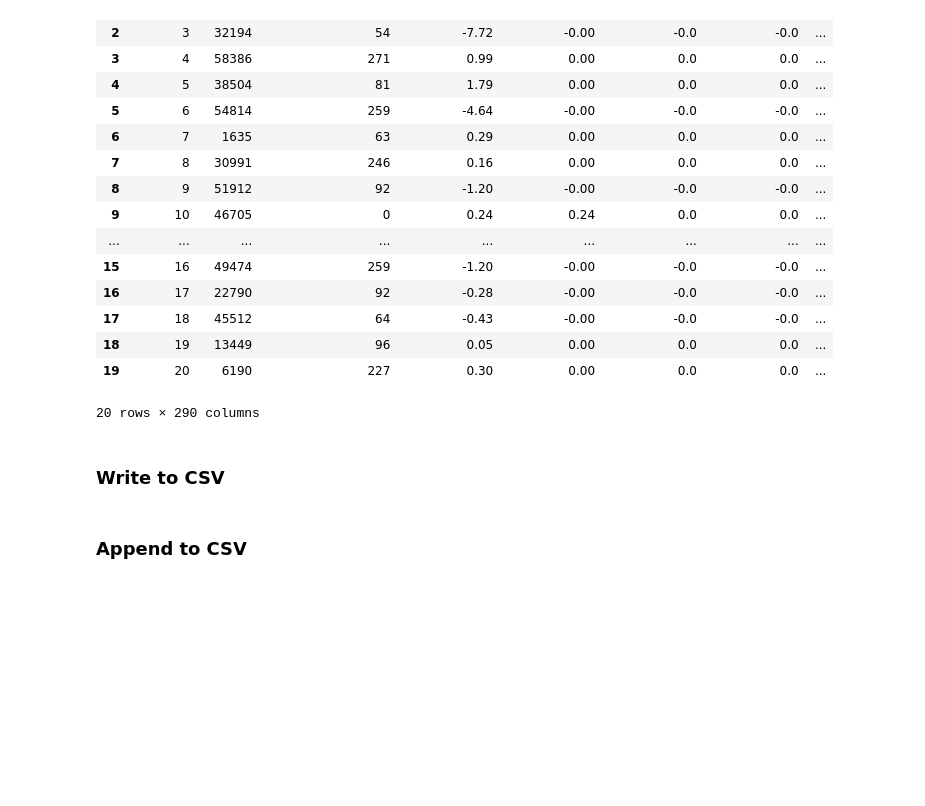
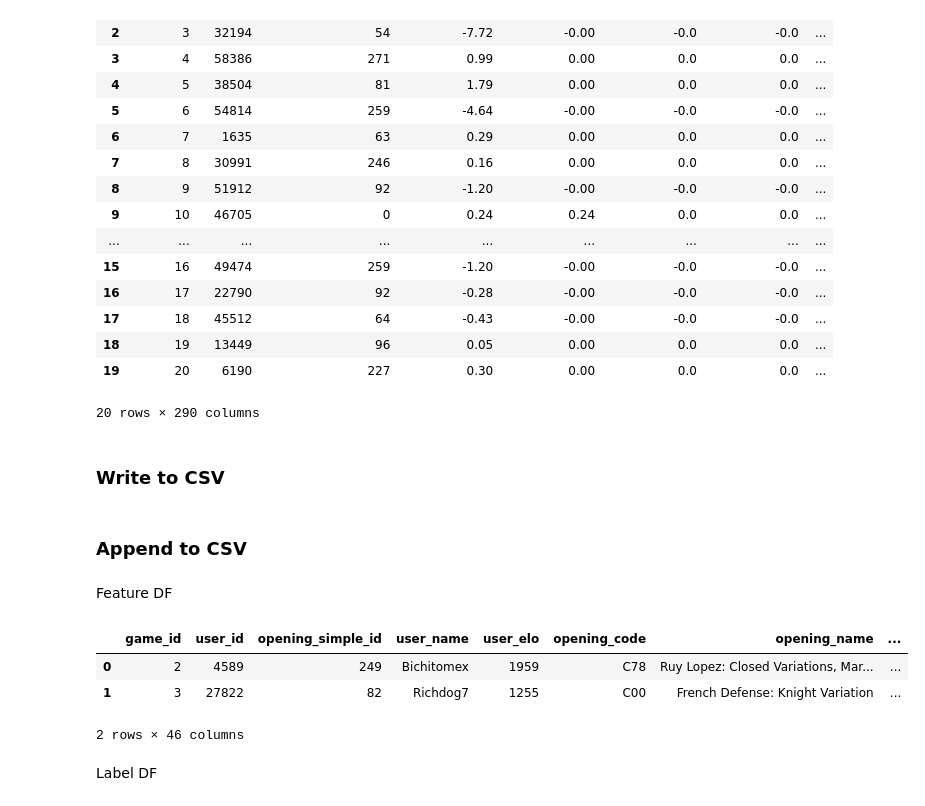
Before and after one commit to aks5bx/ChessOpeningRecommender, a Jupyter notebook: notebooks/scratch.ipynb, the cells around one changed output. Saved outputs shown, nothing was run; the diff lists cells and outputs as text; code cells hidden in the pictures; blank space fills up the shorter version.

```diff
--- a/notebooks/scratch.ipynb
+++ b/notebooks/scratch.ipynb
@@ -359,10 +359,20 @@ feature_df.to_csv('../data/feature_df.csv', index = False)
 label_df.to_csv('../data/label_df.csv', index = False)
 # %% [markdown]
 ### Append to CSV
+# %% [markdown]
+Feature DF
 # %%
 curr_feature_df = pd.read_csv('../data/feature_df.csv')
 new_feature_df = pd.read_csv('../data/new_features_df.csv').iloc[:, 1:]
 
 combined_df = pd.concat([curr_feature_df, new_feature_df], axis = 0)
+combined_df.to_csv('../data/full_feature_df.csv', index = False)
 
-combined_df.to_csv('../data/full_feature_df.csv', index = False)
+new_feature_df.head(2)
+# %% [output]
+|  | game_id | user_id | opening_simple_id | user_name | user_elo | opening_code | opening_name | ... |
+| 0 | 2 | 4589 | 249 | Bichitomex | 1959 | C78 | Ruy Lopez: Closed Variations, Mar... | ... |
+| 1 | 3 | 27822 | 82 | Richdog7 | 1255 | C00 | French Defense: Knight Variation | ... |
+2 rows × 46 columns
+# %% [markdown]
+Label DF
```
Also changed, not shown: parts of 5 cells of this notebook, 3 other files.
